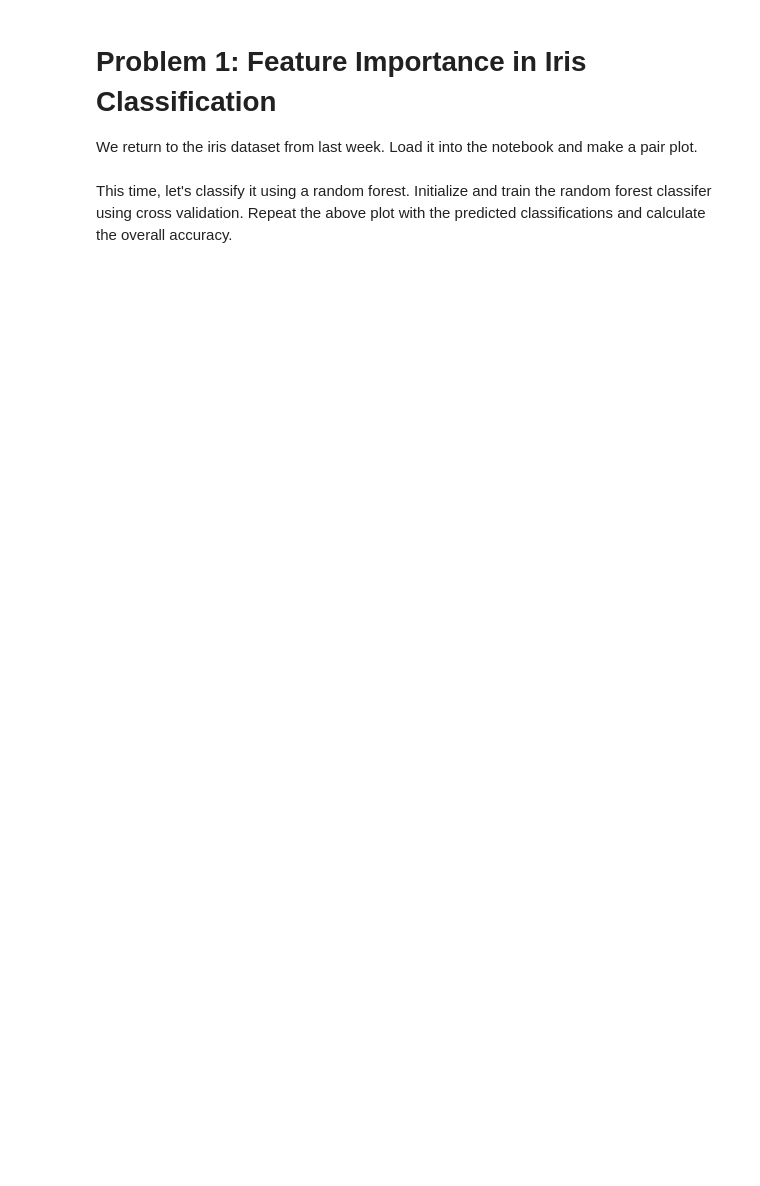
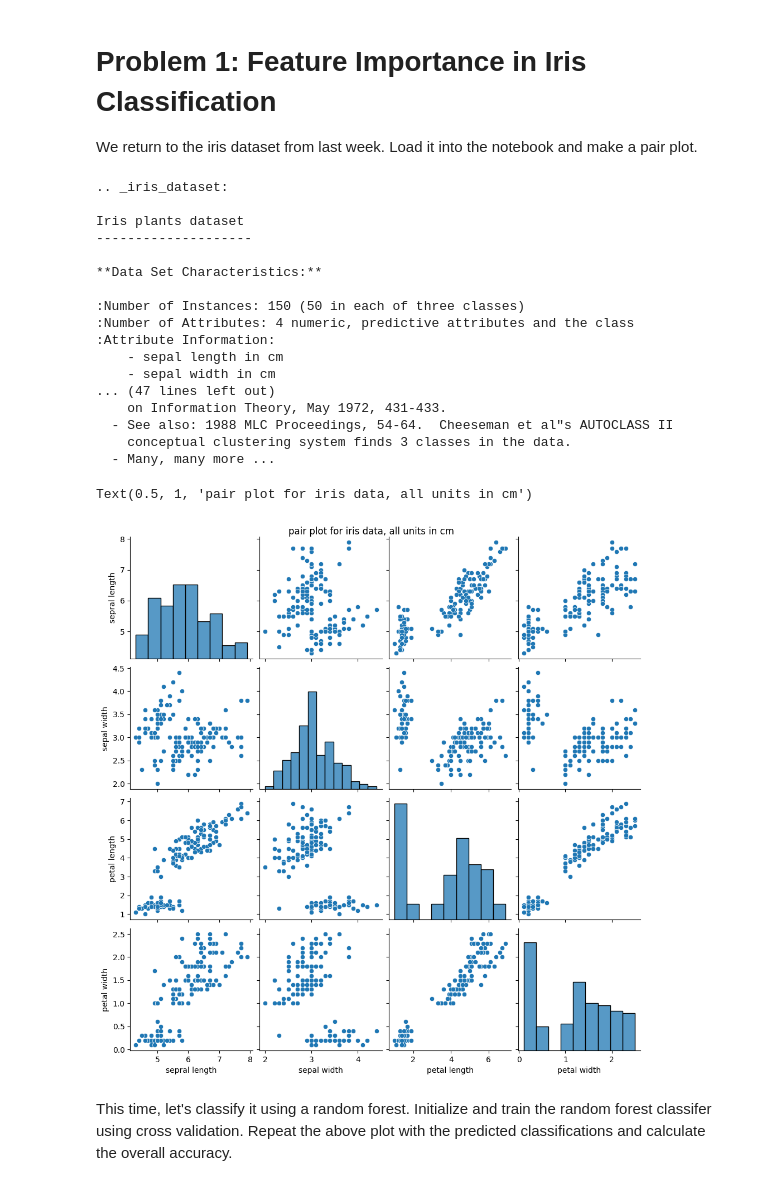
Before and after one commit to ASTR154/interpretability, a Jupyter notebook: interpretability.ipynb, the cells around one changed output. Saved outputs shown, nothing was run; the diff lists cells and outputs as text; code cells hidden in the pictures; blank space fills up the shorter version.

```diff
--- a/interpretability.ipynb
+++ b/interpretability.ipynb
@@ -5,15 +5,38 @@ import matplotlib.pyplot as plt
 # Problem 1: Feature Importance in Iris Classification
 We return to the iris dataset from last week. Load it into the notebook and make a pair plot.
 # %%
-# complete
-# complete
-# complete
+import sklearn
+from sklearn import datasets
 
-# complete
-# complete
-# complete
+iris = datasets.load_iris()
+print(iris['DESCR'])
 
-# complete
+import seaborn as sns
+import pandas as pd
+
+iris_p = pd.DataFrame(iris['data'], columns =[ 'sepral length','sepal width','petal length','petal width'])
+sns.pairplot(iris_p)
+plt.suptitle("pair plot for iris data, all units in cm", y=1)
+# %% [output]
+.. _iris_dataset:
+
+Iris plants dataset
+--------------------
+
+**Data Set Characteristics:**
+
+:Number of Instances: 150 (50 in each of three classes)
+:Number of Attributes: 4 numeric, predictive attributes and the class
+:Attribute Information:
+    - sepal length in cm
+    - sepal width in cm
+... (47 lines left out)
+    on Information Theory, May 1972, 431-433.
+  - See also: 1988 MLC Proceedings, 54-64.  Cheeseman et al"s AUTOCLASS II
+    conceptual clustering system finds 3 classes in the data.
+  - Many, many more ...
+Text(0.5, 1, 'pair plot for iris data, all units in cm')
+[figure, added]
 # %% [markdown]
 This time, let's classify it using a random forest. Initialize and train the random forest classifer using cross validation. Repeat the above plot with the predicted classifications and calculate the overall accuracy.
 # %%
```
Also changed, not shown: parts of 6 cells of this notebook.
